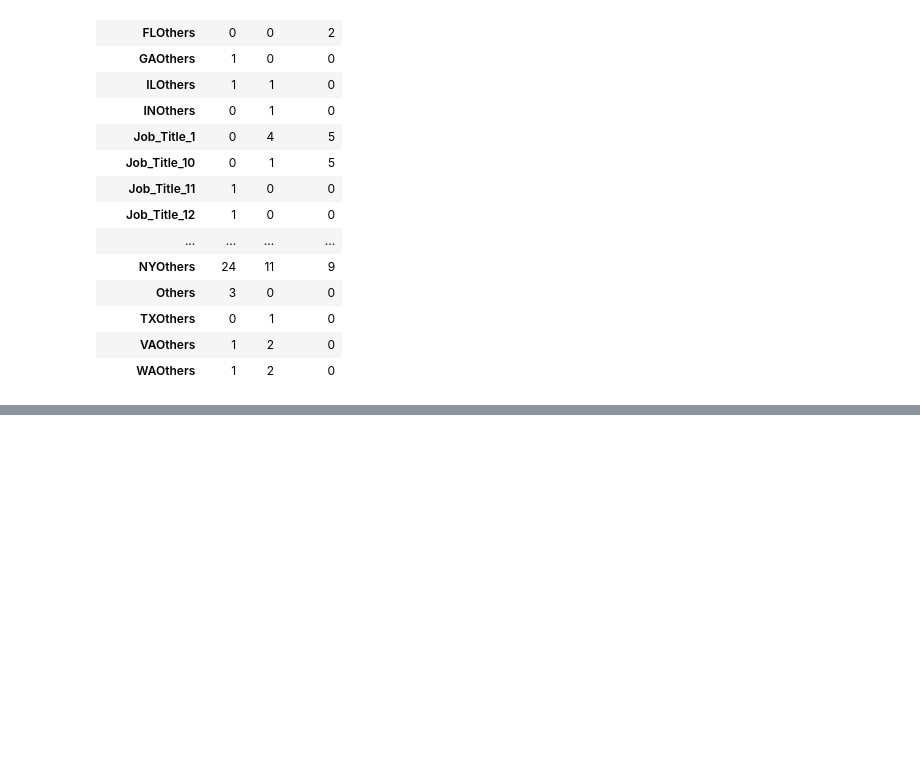
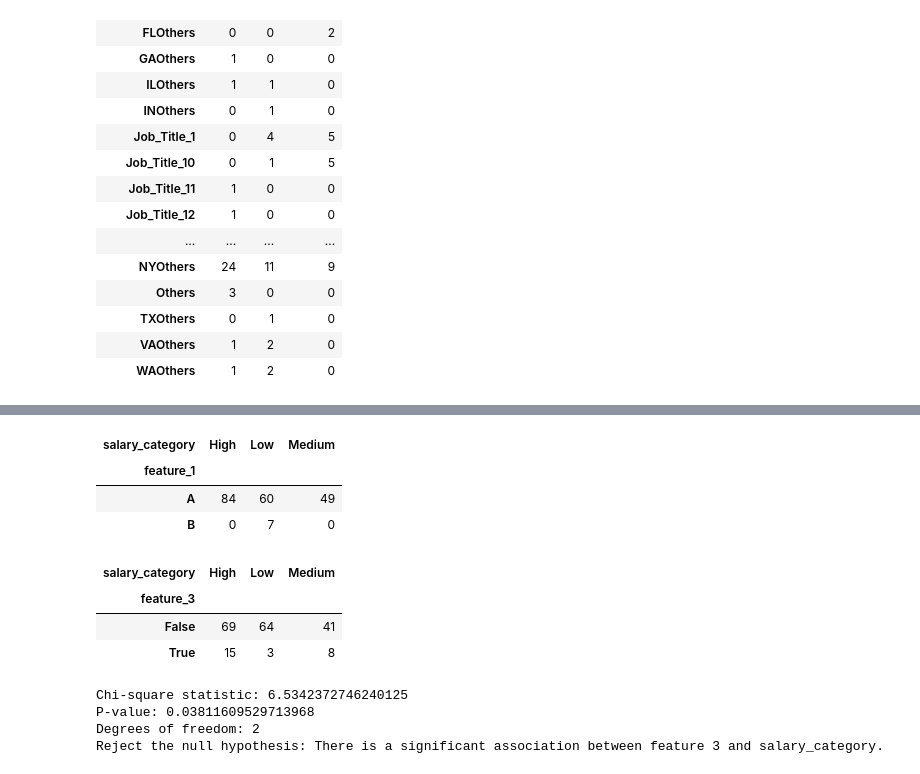
Before and after one commit to thimmie52/EngineerSalaryPred, a Jupyter notebook: analysis.ipynb, the cells around one changed output, grey strips where cells are left out. Cells and saved outputs as stored; diff of their text form; code cells hidden in the pictures; blank space fills up the shorter version.

```diff
--- a/analysis.ipynb
+++ b/analysis.ipynb
@@ -229,0 +278,36 @@ pd.crosstab(masked_df['job_title_state'], masked_df['salary_category'])
+# %%
+pd.crosstab(train_dir['feature_1'], train_dir['salary_category'])
+# %% [output]
+| salary_category | High | Low | Medium |
+| feature_1 |  |  |  |
+| A | 84 | 60 | 49 |
+| B | 0 | 7 | 0 |
+# %%
+pd.crosstab(train_dir['feature_3'], train_dir['salary_category'])
+# %% [output]
+| salary_category | High | Low | Medium |
+| feature_3 |  |  |  |
+| False | 69 | 64 | 41 |
+| True | 15 | 3 | 8 |
+# %%
+contingency_table = pd.crosstab(train_dir['feature_3'], train_dir['salary_category'])
+
+# Calculate the Chi-square test of independence
+chi2, p, dof, expected = chi2_contingency(contingency_table)
+
+print(f"Chi-square statistic: {chi2}")
+print(f"P-value: {p}")
+print(f"Degrees of freedom: {dof}")
+# print("Expected frequencies:\n", expected) # Uncomment to see expected frequencies
+
+# Interpret the results
+alpha = 0.05
+if p < alpha:
+    print("Reject the null hypothesis: There is a significant association between feature 3 and salary_category.")
+else:
+    print("Fail to reject the null hypothesis: There is no significant association between job_title and salary_category.")
+# %% [output]
+Chi-square statistic: 6.5342372746240125
+P-value: 0.03811609529713968
+Degrees of freedom: 2
+Reject the null hypothesis: There is a significant association between feature 3 and salary_category.
```
Also changed, not shown: parts of 24 cells of this notebook.
